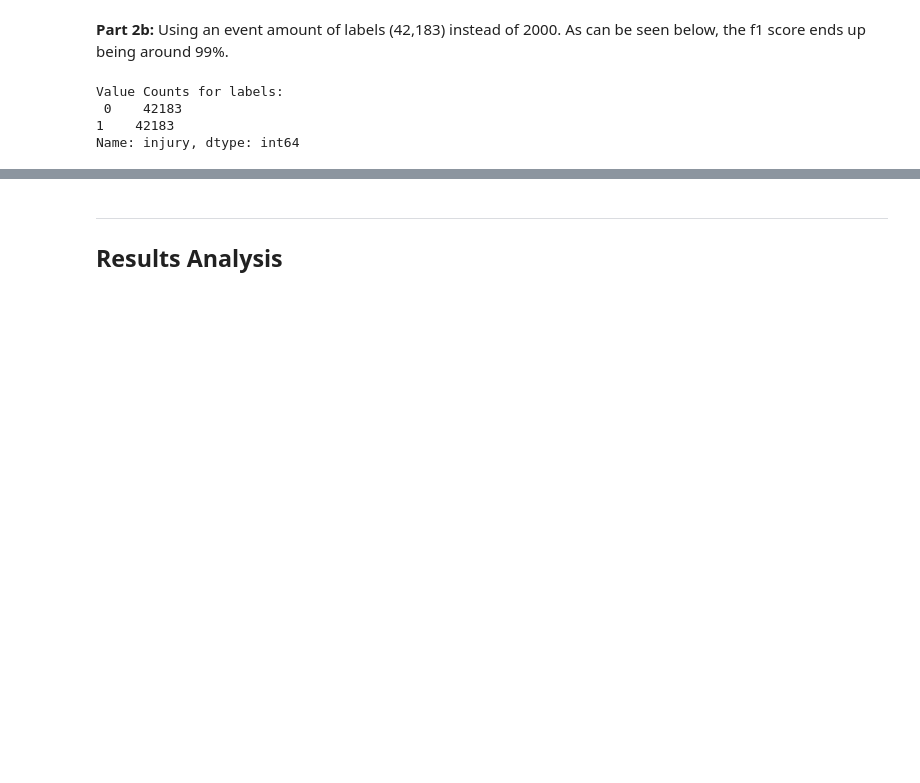
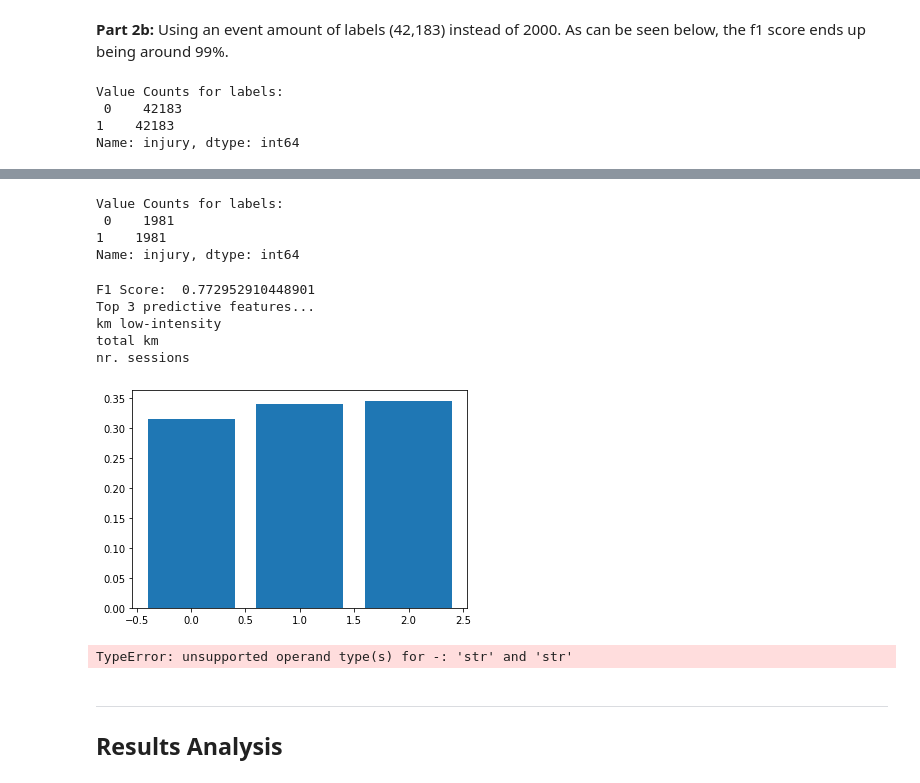
Before and after one commit to ryn8raun248/TrainingTrainers, a Jupyter notebook: final_project_notebook.ipynb, the cells around one changed output, grey strips where cells are left out. Drawn from its saved outputs; the diff is of its cells as text; code cells hidden in the pictures; blank space fills up the shorter version.

```diff
--- a/final_project_notebook.ipynb
+++ b/final_project_notebook.ipynb
@@ -671,3 +700,71 @@ perceived trainingSuccess.6
+# %%
+print('Value Counts for labels:\n', y_sm_fs.value_counts())
+X_train, X_test, y_train, y_test = train_test_split(X_sm_fs, y_sm_fs, random_state=42)
+scaler = StandardScaler()
+scaled_X_train_2000_fs = scaler.fit_transform(X_train)
+scaled_X_test_2000_fs = scaler.transform(X_test)
+# %% [output]
+Value Counts for labels:
+ 0    1981
+1    1981
+Name: injury, dtype: int64
+# %%
+nums_bal = {}
+pred_feat_names_bal = []
+# define the model
+model_bal = RandomForestClassifier()
+# fit the model
+model_bal.fit(scaled_X_train_2000_fs, y_train)
+
+# get importance
+importance_bal = model_bal.feature_importances_
+
+y_pred_bal_2000_fs=model_bal.predict(scaled_X_test_2000_fs)
+
+from sklearn.metrics import f1_score
+
+f1_score = f1_score(y_test, y_pred_bal, average='macro')
+
+print("F1 Score: ", f1_score)
+
+# summarize feature importance
+for i,v in enumerate(importance_bal):
+#     print('Feature: %0d, Score: %.5f' % (i,v))
+    nums_bal[i] = v
+
+print('Top 3 predictive features...')
+
+for x in range(0,3):
+    max_key = max(nums_bal, key=nums_bal.get)
+    colname = day_data.columns[max_key]
+    pred_feat_names_bal.append(colname)
+    print(colname)
+    del nums_bal[max_key]
+
+
+# plot feature importance
+pyplot.bar([x for x in range(len(importance_bal))], importance_bal)
+pyplot.show()
+# %% [output]
+F1 Score:  0.772952910448901
+Top 3 predictive features...
+km low-intensity
+total km
+nr. sessions
+[figure, added]
+# %%
+from sklearn.metrics import roc_curve
+# pred_proba = model_bal.predict_proba(scaled_X_test_2000_fs)
+#print(y_pred_bal_2000[:,1])
+
+#y_pred_bal_2000_fs = y_pred_bal_2000_fs.astype(int)
+fpr, tpr, _ = roc_curve(y_test, y_pred_bal_2000_fs, pos_label=1)
+plt.plot(fpr, tpr)
+plt.plot([0.0, 1.0], [0.0, 1.0])
+plt.xlabel("False Positive Rate", fontsize=16)
+plt.ylabel("True Positive Rate", fontsize=16)
+# %% [output]
+TypeError: unsupported operand type(s) for -: 'str' and 'str'
 # %% [markdown]
 ---
 ## Results Analysis
```
Also changed, not shown: parts of 11 cells of this notebook.
